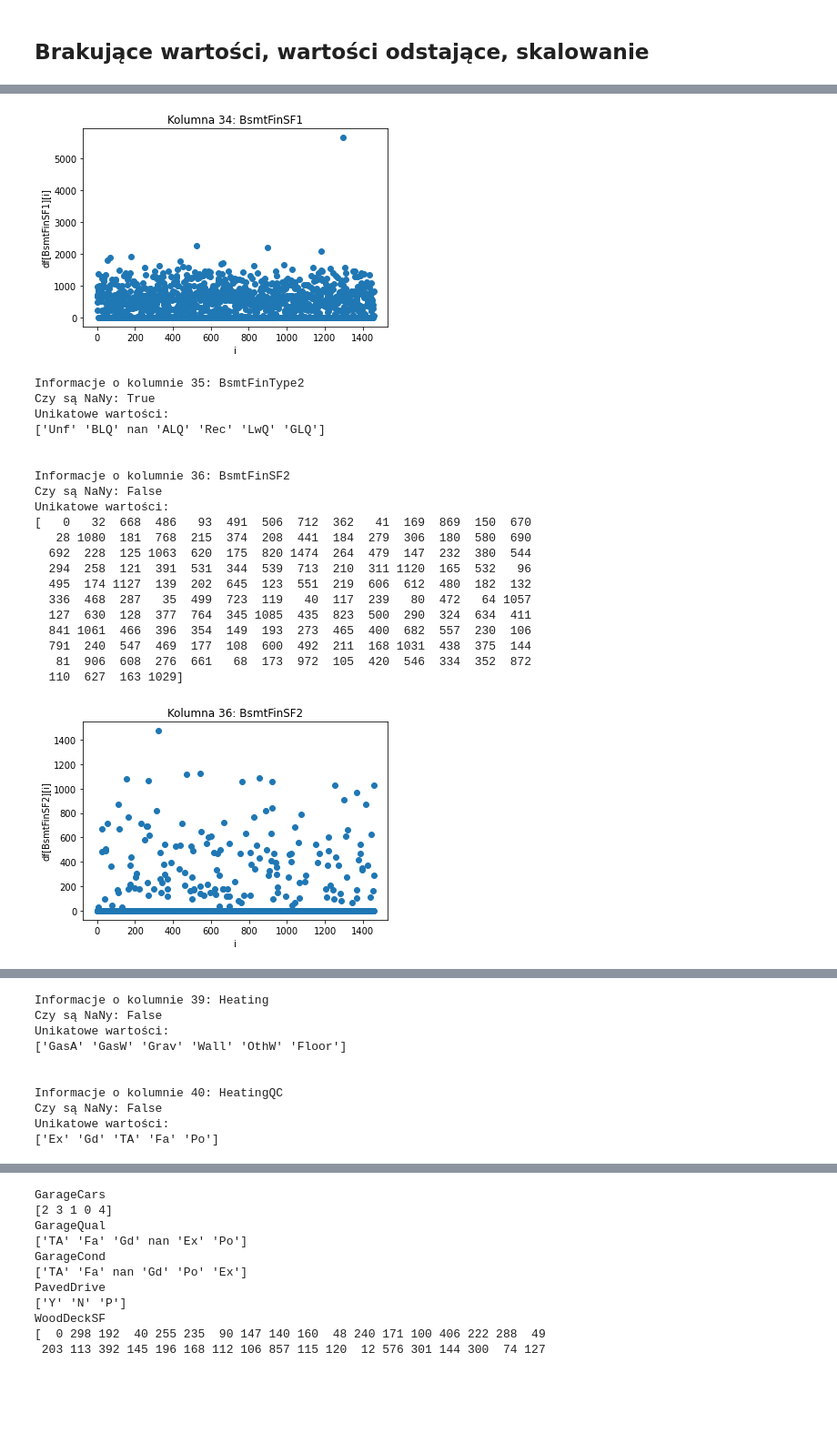
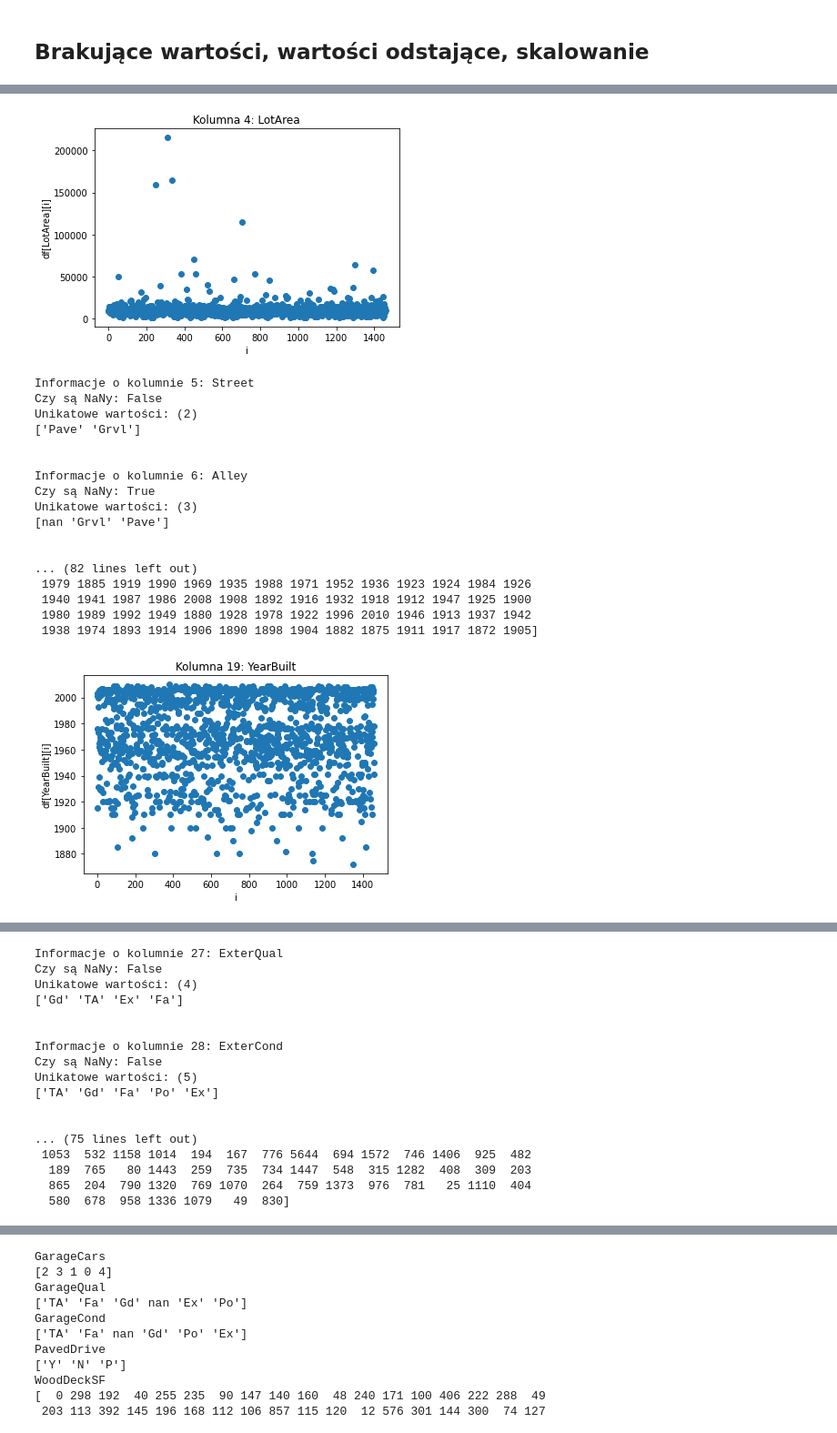
Before and after one commit to jedrexd/WTUM_11_2022, a Jupyter notebook: Projekt.ipynb, the cells around one changed output, grey strips where cells are left out. Shown at 91% size. Cells and saved outputs as stored; diff of their text form; code cells hidden in the pictures; blank space fills up the shorter version.

```diff
--- a/Projekt.ipynb
+++ b/Projekt.ipynb
@@ -72,25 +72,22 @@ Index(['MSSubClass', 'MSZoning', 'LotFrontage', 'LotArea', 'Street', 'Alley',
 # %% [markdown]
 ## Brakujące wartości, wartości odstające, skalowanie
 # %%
-# kolumny 21-40
-
-col_names_21_40 = df.columns[20:40]
+from pandas.core.dtypes.common import is_numeric_dtype
+col_names = df.columns
 
 # lista boolean odpowiadajaca na pytanie czy tworzyc wykres scatter do danej kolumny (czyli czy jest ona ciagla)
-paint = {col: 0 for col in df.columns[20:40]}
-# recznie wpisuje ktore rysowac bo nie umiem inaczej xd
-paint['MasVnrArea'] = 1
-paint['BsmtFinSF1'] = 1
-paint['BsmtFinSF2'] = 1
-paint['BsmtUnfSF'] = 1
-paint['TotalBsmtSF'] = 1
+paint = {col: 0 for col in col_names}
+# wykresy beda pokazywane tylko dla kolumn numerycznych, ktore sa ciagle
+for col in paint:
+  if ( (is_numeric_dtype(df[col])) and (len(df[col].unique()) > 11) ):
+    paint[col] = 1
 
 # wypisanie informacji o NaNach, unikatowych wartości oraz wykresow
-i = 21
-for col in col_names_21_40:
+i = 1
+for col in col_names:
   print(f'Informacje o kolumnie {i}: {col}')
   print(f'Czy są NaNy: {df[col].isnull().values.any()}')
-  print(f'Unikatowe wartości:')
+  print(f'Unikatowe wartości: ({len(df[col].unique())})')
   print(df[col].unique())
   if paint[col]:
     plt.scatter(range(0,len(df[col])), df[col].fillna(df[col].mode()))
@@ -140,22 +124,19 @@ Unikatowe wartości:
-[figure, old version]
+[figure, new version]
-Informacje o kolumnie 35: BsmtFinType2
-Czy są NaNy: True
-Unikatowe wartości:
-['Unf' 'BLQ' nan 'ALQ' 'Rec' 'LwQ' 'GLQ']
+Informacje o kolumnie 5: Street
+Czy są NaNy: False
+Unikatowe wartości: (2)
+['Pave' 'Grvl']
 
 
-Informacje o kolumnie 36: BsmtFinSF2
-Czy są NaNy: False
-Unikatowe wartości:
-[   0   32  668  486   93  491  506  712  362   41  169  869  150  670
-   28 1080  181  768  215  374  208  441  184  279  306  180  580  690
-  692  228  125 1063  620  175  820 1474  264  479  147  232  380  544
-  294  258  121  391  531  344  539  713  210  311 1120  165  532   96
-  495  174 1127  139  202  645  123  551  219  606  612  480  182  132
-  336  468  287   35  499  723  119   40  117  239   80  472   64 1057
-  127  630  128  377  764  345 1085  435  823  500  290  324  634  411
-  841 1061  466  396  354  149  193  273  465  400  682  557  230  106
-  791  240  547  469  177  108  600  492  211  168 1031  438  375  144
-   81  906  608  276  661   68  173  972  105  420  546  334  352  872
-  110  627  163 1029]
+Informacje o kolumnie 6: Alley
+Czy są NaNy: True
+Unikatowe wartości: (3)
+[nan 'Grvl' 'Pave']
+
+
+... (82 lines left out)
+ 1979 1885 1919 1990 1969 1935 1988 1971 1952 1936 1923 1924 1984 1926
+ 1940 1941 1987 1986 2008 1908 1892 1916 1932 1918 1912 1947 1925 1900
+ 1980 1989 1992 1949 1880 1928 1978 1922 1996 2010 1946 1913 1937 1942
+ 1938 1974 1893 1914 1906 1890 1898 1904 1882 1875 1911 1917 1872 1905]
-[figure, old version]
+[figure, new version]
@@ -198,10 +170,17 @@ Unikatowe wartości:
-Informacje o kolumnie 39: Heating
+Informacje o kolumnie 27: ExterQual
 Czy są NaNy: False
-Unikatowe wartości:
-['GasA' 'GasW' 'Grav' 'Wall' 'OthW' 'Floor']
+Unikatowe wartości: (4)
+['Gd' 'TA' 'Ex' 'Fa']
 
 
-Informacje o kolumnie 40: HeatingQC
+Informacje o kolumnie 28: ExterCond
 Czy są NaNy: False
-Unikatowe wartości:
-['Ex' 'Gd' 'TA' 'Fa' 'Po']
+Unikatowe wartości: (5)
+['TA' 'Gd' 'Fa' 'Po' 'Ex']
+
+
+... (75 lines left out)
+ 1053  532 1158 1014  194  167  776 5644  694 1572  746 1406  925  482
+  189  765   80 1443  259  735  734 1447  548  315 1282  408  309  203
+  865  204  790 1320  769 1070  264  759 1373  976  781   25 1110  404
+  580  678  958 1336 1079   49  830]
```
Also changed, not shown: parts of 12 cells of this notebook.
